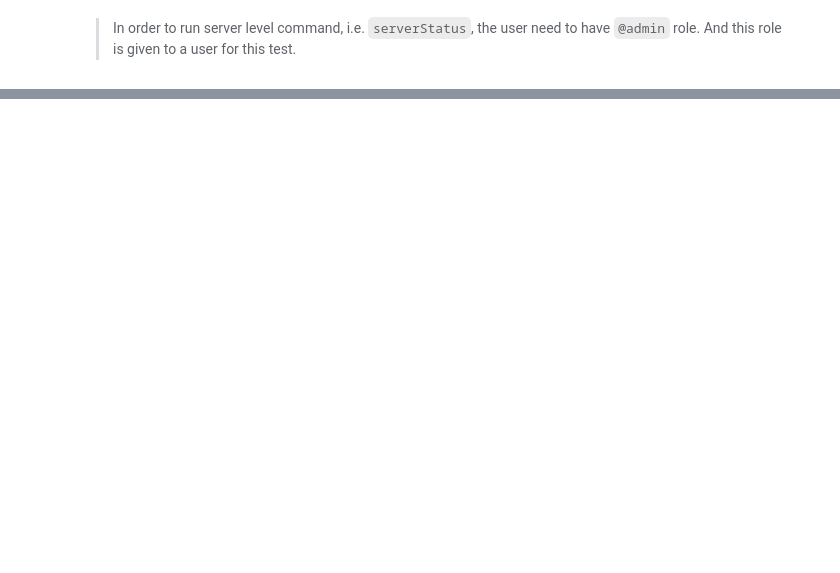
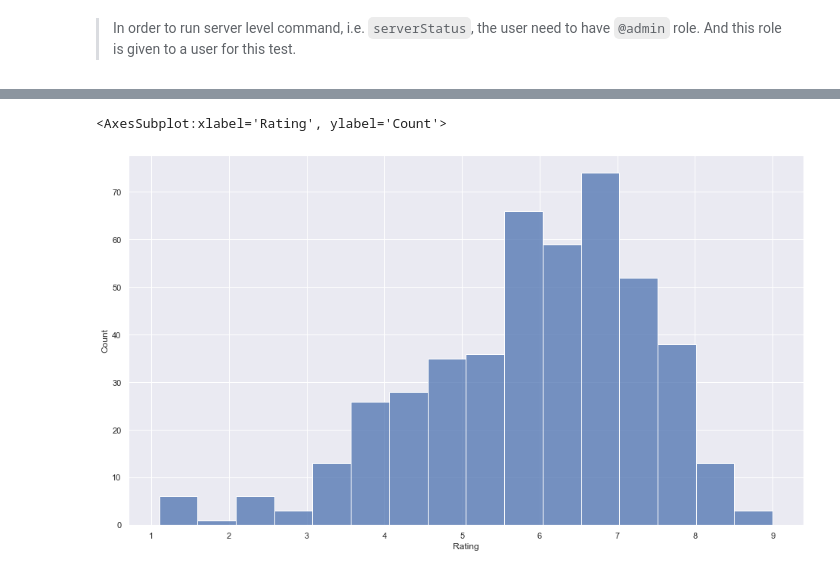
Before and after one commit to 20JUNE22/DA320, a Jupyter notebook: JupyterChartsFromMongDBMid.ipynb, the cells around one changed output, grey strips where cells are left out. Cells and saved outputs as stored; diff of their text form; code cells hidden in the pictures; blank space fills up the shorter version.

```diff
--- a/JupyterChartsFromMongDBMid.ipynb
+++ b/JupyterChartsFromMongDBMid.ipynb
@@ -301,0 +323,12 @@ sns.boxplot(data=df[df["ReleaseYear"] == "2018"], x="ReleaseYear",y="Rating")
+# %%
+# the data was stored as a string. conver to string to float.
+df["Rating"] = df["Rating"].astype(str).astype(float)
+df["OpeningWeekend"] = df["OpeningWeekend"].astype(str).astype(float)
+df["Budget"] = df["Budget"].astype(str).astype(float)
+df["GrossSales"] = df["GrossSales"].astype(str).astype(float)
+df["Runtime"] = df["Runtime"].astype(str).astype(float)
+# %%
+sns.histplot(data=df, x="Rating")
+# %% [output]
+<AxesSubplot:xlabel='Rating', ylabel='Count'>
+[figure, added]
```
Also changed, not shown: parts of 68 cells of this notebook, 2 other files.
